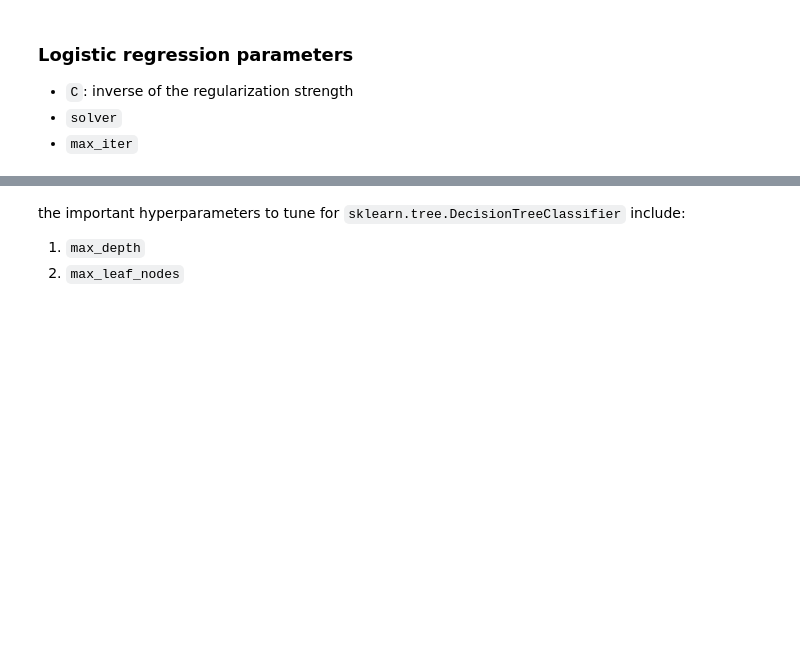
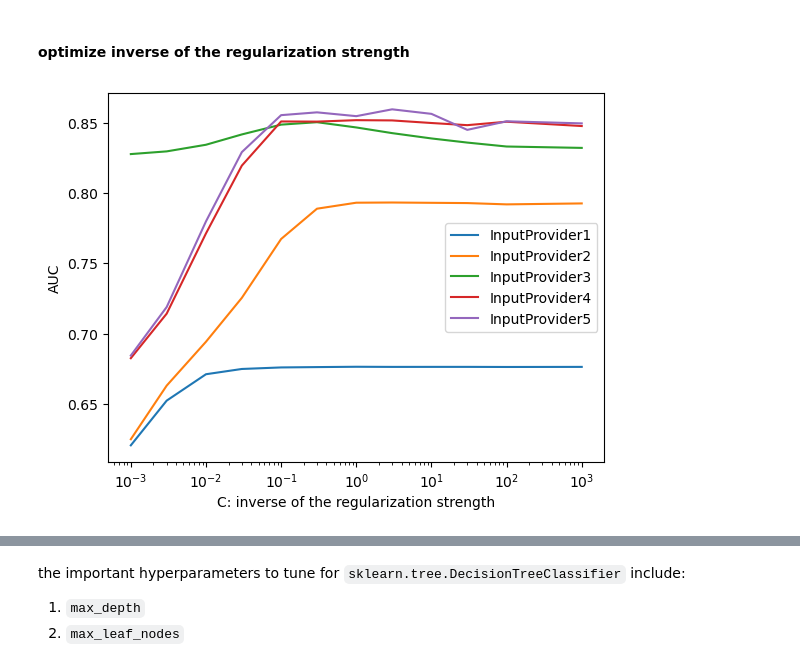
Before and after one commit to shayansm2/kaggle-playground, a Jupyter notebook: nlp-getting-started/hyper-parameter.ipynb, the cells around one changed output, grey strips where cells are left out. Saved outputs shown, nothing was run; the diff lists cells and outputs as text; code cells hidden in the pictures; blank space fills up the shorter version.

Commit message:
finished hyperparameter tuning of logistic regression model

```diff
--- a/nlp-getting-started/hyper-parameter.ipynb
+++ b/nlp-getting-started/hyper-parameter.ipynb
@@ -0,0 +33,9 @@
+# %%
+from sklearn.model_selection import train_test_split
+
+df = pd.read_csv('./data/train.csv')
+random_state_seed = 22
+df_train_validation, df_test = train_test_split(df, test_size=0.2, random_state=random_state_seed)
+df_train, df_validation = train_test_split(df_train_validation, test_size=0.25, random_state=random_state_seed)
+# %%
+input_providers = [InputProvider1(), InputProvider2(), InputProvider3(), InputProvider4(), InputProvider5()]
@@ -1,5 +48,2 @@
 # %% [markdown]
-### Logistic regression parameters
-- `C`: inverse of the regularization strength
-- `solver`
-- `max_iter`
+#### optimize inverse of the regularization strength
@@ -9,0 +50,23 @@ LogisticRegression()
+# %%
+performance = dict()
+c_range = [0.001, 0.003, 0.01, 0.03, 0.1, 0.3, 1, 3, 10, 30, 100, 1000]
+
+for input_provider in input_providers:
+    performance[input_provider.__class__.__name__] = []
+    for c in c_range:
+        metrics = TrainValidationWorkflow(
+            model=LogisticRegressionModel(C=c, random_state=random_state_seed),
+            input_provider=input_provider,
+            df_train=df_train,
+            df_validation=df_validation
+        ).get_metrics_calculator()
+
+        performance[input_provider.__class__.__name__].append(metrics.get_auc())
+
+for key, value in performance.items():
+    plt.semilogx(c_range, value, label=key)
+    plt.xlabel('C: inverse of the regularization strength')
+    plt.ylabel('AUC')
+    plt.legend()
+# %% [output]
+[figure, added]
```
Also changed, not shown: parts of 17 cells of this notebook.
